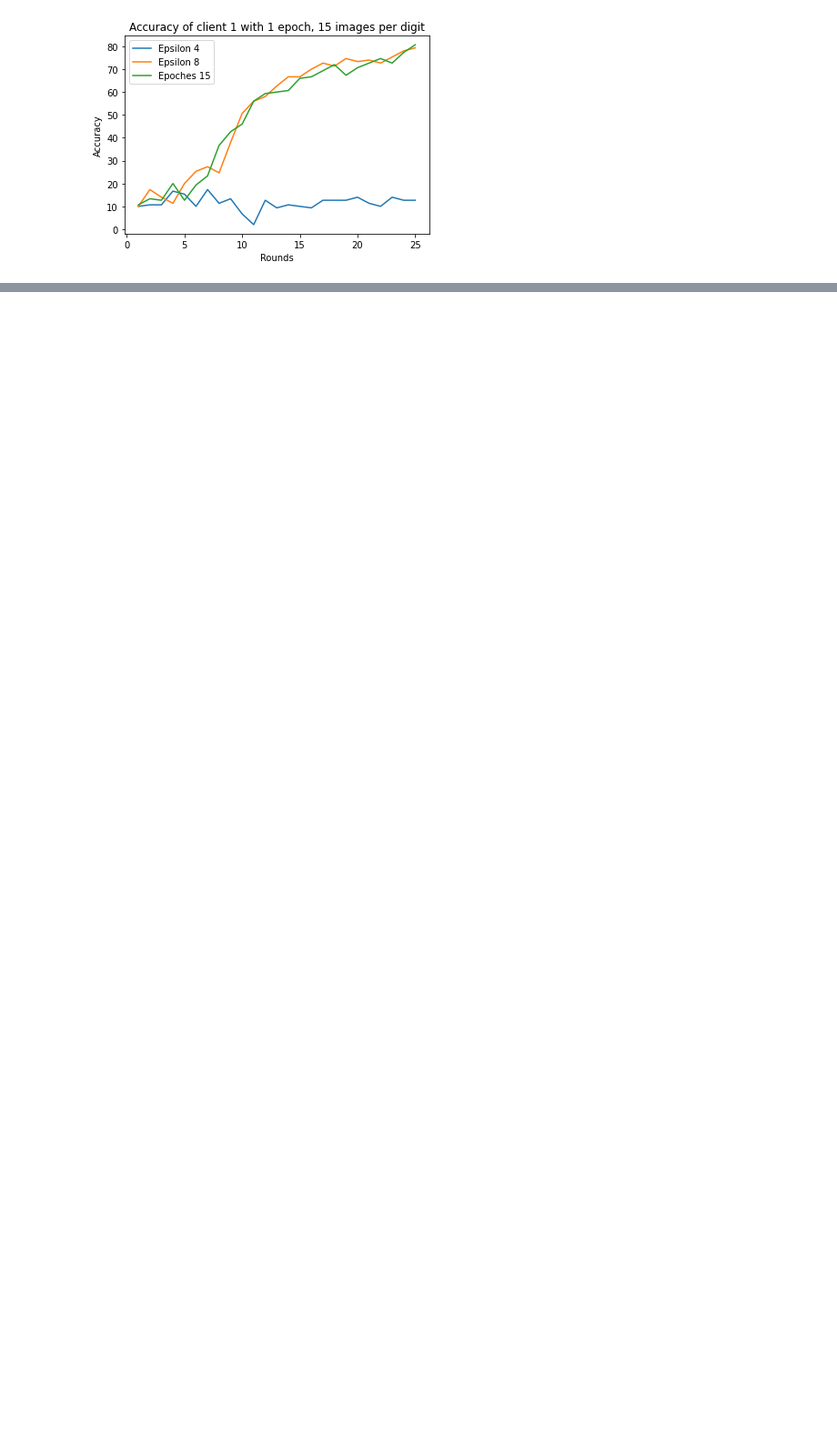
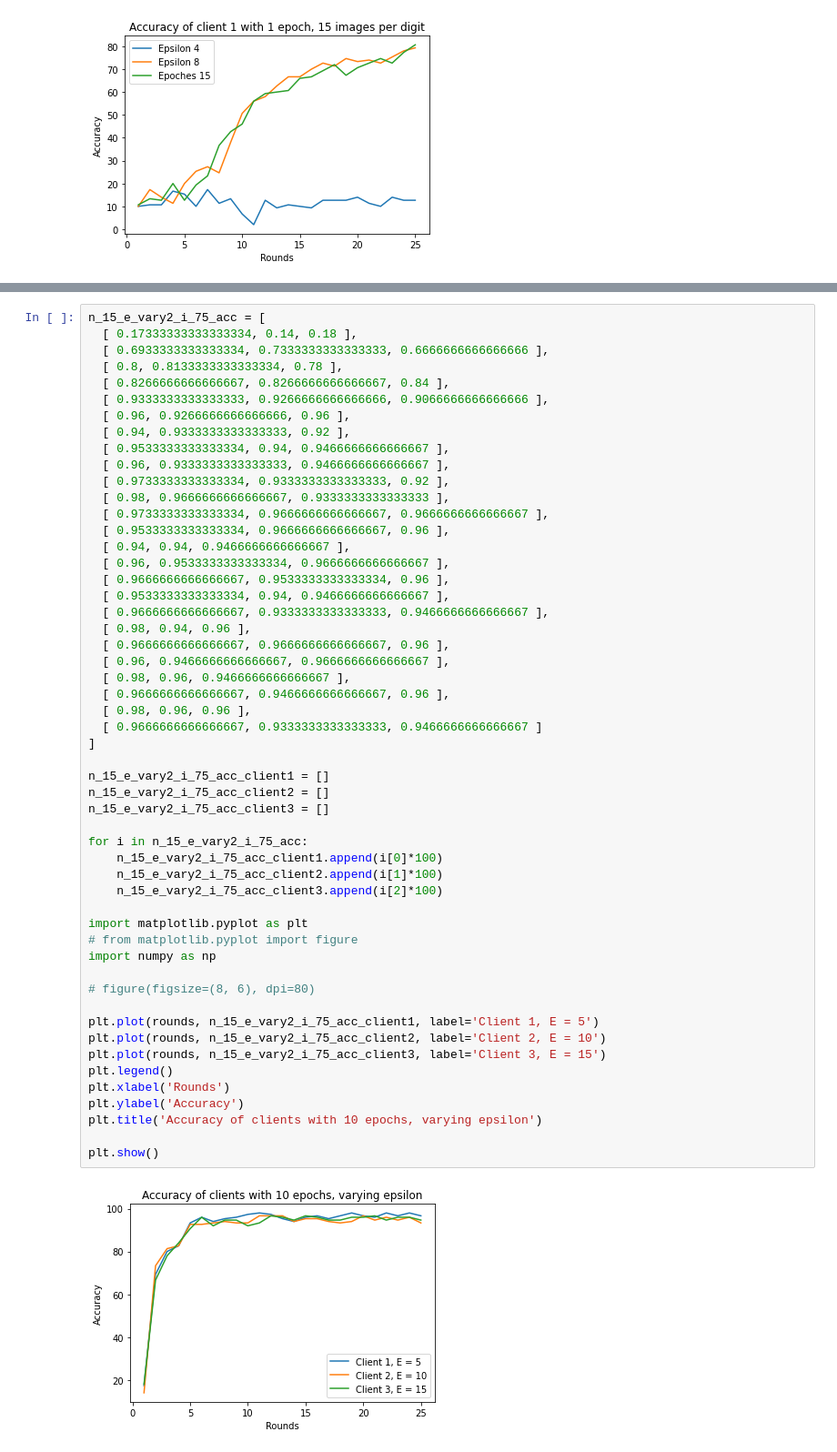
Before and after one commit to saptarshidec/LDP-FL-Blockchain, a Jupyter notebook: testapp/results.ipynb, the cells around one changed output, grey strips where cells are left out. Shown: that part at 91% size. Cells and saved outputs as stored; diff of their text form; blank space fills up the shorter version.

```diff
--- a/testapp/results.ipynb
+++ b/testapp/results.ipynb
@@ -653,0 +706,55 @@ plt.show()
+# %%
+n_15_e_vary2_i_75_acc = [
+  [ 0.17333333333333334, 0.14, 0.18 ],
+  [ 0.6933333333333334, 0.7333333333333333, 0.6666666666666666 ],
+  [ 0.8, 0.8133333333333334, 0.78 ],
+  [ 0.8266666666666667, 0.8266666666666667, 0.84 ],
+  [ 0.9333333333333333, 0.9266666666666666, 0.9066666666666666 ],
+  [ 0.96, 0.9266666666666666, 0.96 ],
+  [ 0.94, 0.9333333333333333, 0.92 ],
+  [ 0.9533333333333334, 0.94, 0.9466666666666667 ],
+  [ 0.96, 0.9333333333333333, 0.9466666666666667 ],
+  [ 0.9733333333333334, 0.9333333333333333, 0.92 ],
+  [ 0.98, 0.9666666666666667, 0.9333333333333333 ],
+  [ 0.9733333333333334, 0.9666666666666667, 0.9666666666666667 ],
+  [ 0.9533333333333334, 0.9666666666666667, 0.96 ],
+  [ 0.94, 0.94, 0.9466666666666667 ],
+  [ 0.96, 0.9533333333333334, 0.9666666666666667 ],
+  [ 0.9666666666666667, 0.9533333333333334, 0.96 ],
+  [ 0.9533333333333334, 0.94, 0.9466666666666667 ],
+  [ 0.9666666666666667, 0.9333333333333333, 0.9466666666666667 ],
+  [ 0.98, 0.94, 0.96 ],
+  [ 0.9666666666666667, 0.9666666666666667, 0.96 ],
+  [ 0.96, 0.9466666666666667, 0.9666666666666667 ],
+  [ 0.98, 0.96, 0.9466666666666667 ],
+  [ 0.9666666666666667, 0.9466666666666667, 0.96 ],
+  [ 0.98, 0.96, 0.96 ],
+  [ 0.9666666666666667, 0.9333333333333333, 0.9466666666666667 ]
+]
+
+n_15_e_vary2_i_75_acc_client1 = []
+n_15_e_vary2_i_75_acc_client2 = []
+n_15_e_vary2_i_75_acc_client3 = []
+
+for i in n_15_e_vary2_i_75_acc:
+    n_15_e_vary2_i_75_acc_client1.append(i[0]*100)
+    n_15_e_vary2_i_75_acc_client2.append(i[1]*100)
+    n_15_e_vary2_i_75_acc_client3.append(i[2]*100)
+
+import matplotlib.pyplot as plt
+# from matplotlib.pyplot import figure
+import numpy as np
+
+# figure(figsize=(8, 6), dpi=80)
+
+plt.plot(rounds, n_15_e_vary2_i_75_acc_client1, label='Client 1, E = 5')
+plt.plot(rounds, n_15_e_vary2_i_75_acc_client2, label='Client 2, E = 10')
+plt.plot(rounds, n_15_e_vary2_i_75_acc_client3, label='Client 3, E = 15')
+plt.legend()
+plt.xlabel('Rounds')
+plt.ylabel('Accuracy')
+plt.title('Accuracy of clients with 10 epochs, varying epsilon')
+
+plt.show()
+# %% [output]
+[figure, added]
```
Also changed, not shown: parts of 2 cells of this notebook, 7 other files.
